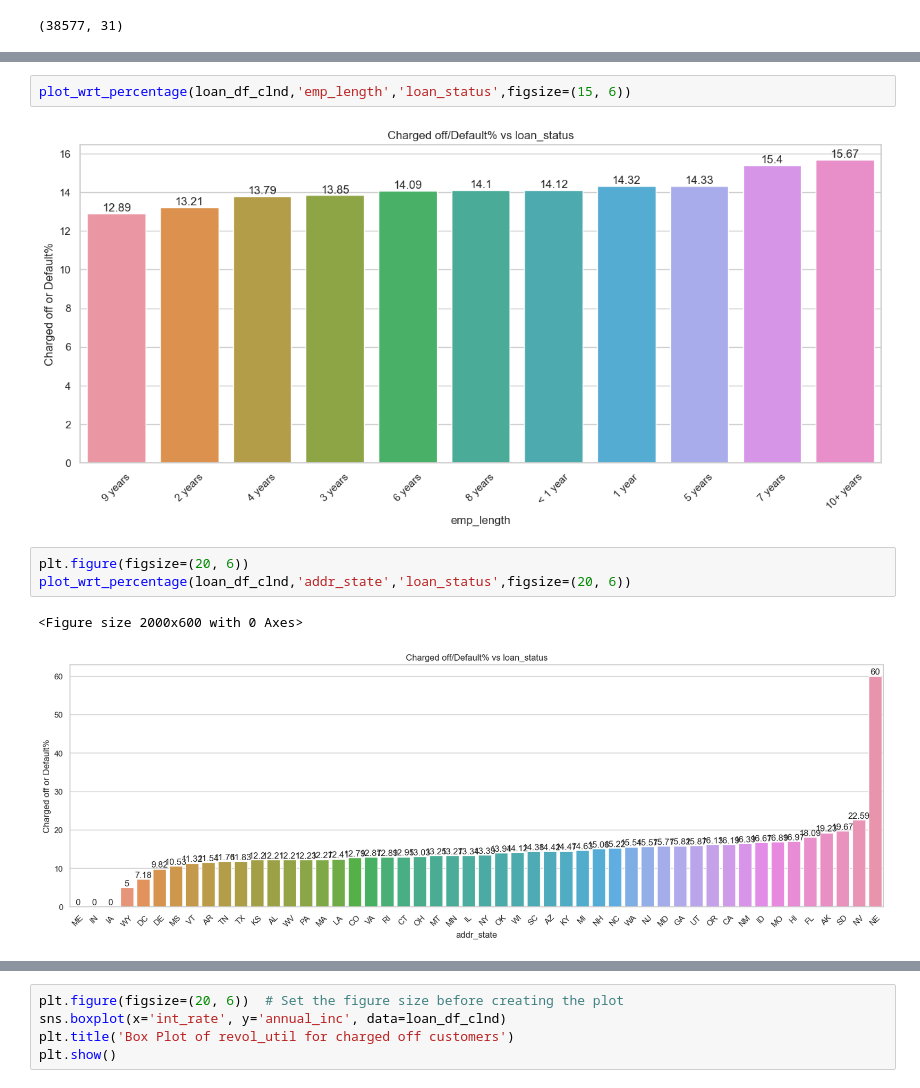
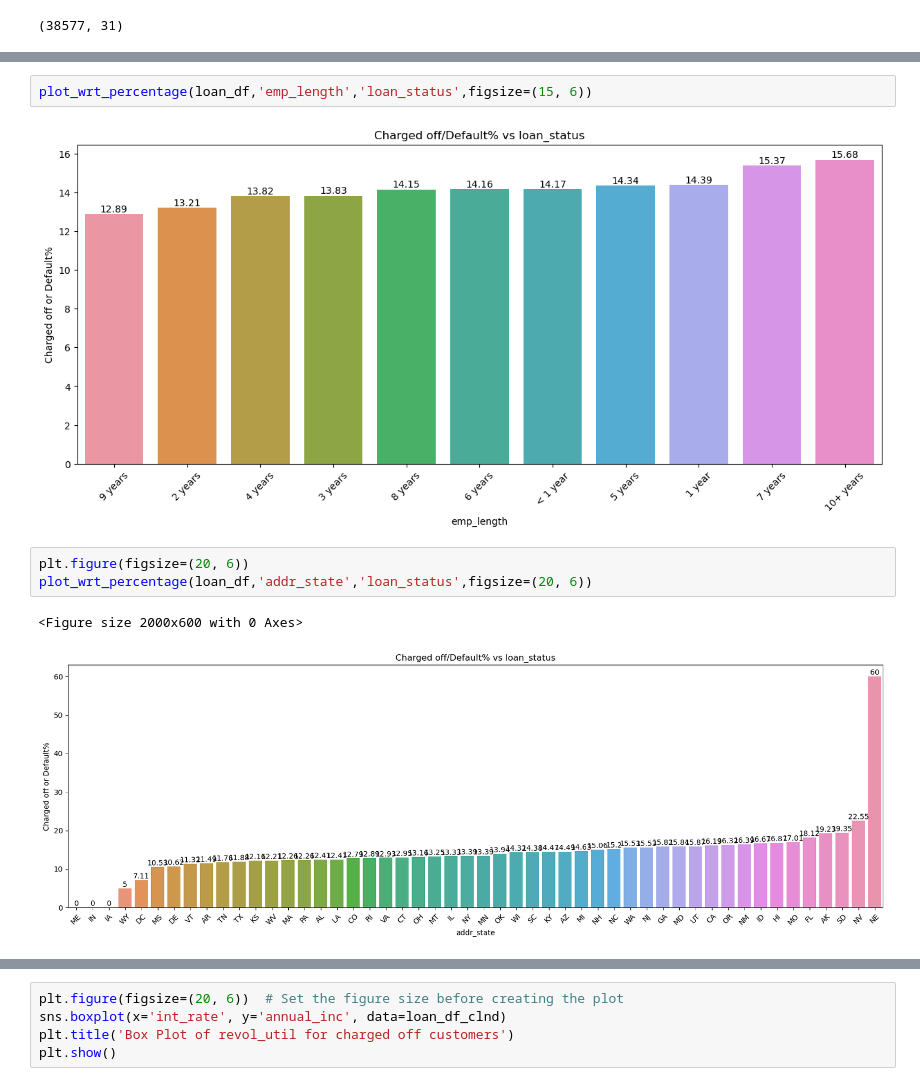
Before and after one commit to rupeshshuklavarroc/Lending_Case_Study_Rupesh_Harshali, a Jupyter notebook: Lending_Case_Study_Rupesh_Harshali_09_10_2023.ipynb, the cells around one changed output, grey strips where cells are left out. Saved outputs shown, nothing was run; the diff lists cells and outputs as text.

```diff
--- a/Lending_Case_Study_Rupesh_Harshali_09_10_2023.ipynb
+++ b/Lending_Case_Study_Rupesh_Harshali_09_10_2023.ipynb
@@ -327,13 +327,13 @@ plot_wrt_percentage(loan_df_clnd,'term','loan_status',figsize=(15, 6))
 # %%
-plot_wrt_percentage(loan_df_clnd,'emp_length','loan_status',figsize=(15, 6))
+plot_wrt_percentage(loan_df,'emp_length','loan_status',figsize=(15, 6))
 # %% [output]
-[figure, old version]
+[figure, new version]
 # %%
 plt.figure(figsize=(20, 6))
-plot_wrt_percentage(loan_df_clnd,'addr_state','loan_status',figsize=(20, 6))
+plot_wrt_percentage(loan_df,'addr_state','loan_status',figsize=(20, 6))
 # %% [output]
 <Figure size 2000x600 with 0 Axes>
-[figure, old version]
+[figure, new version]
 # %%
 plt.figure(figsize=(20, 6))  # Set the figure size before creating the plot
 sns.boxplot(x='addr_state', y='int_rate', data=loan_df)
```
Also changed, not shown: parts of 9 cells of this notebook.
